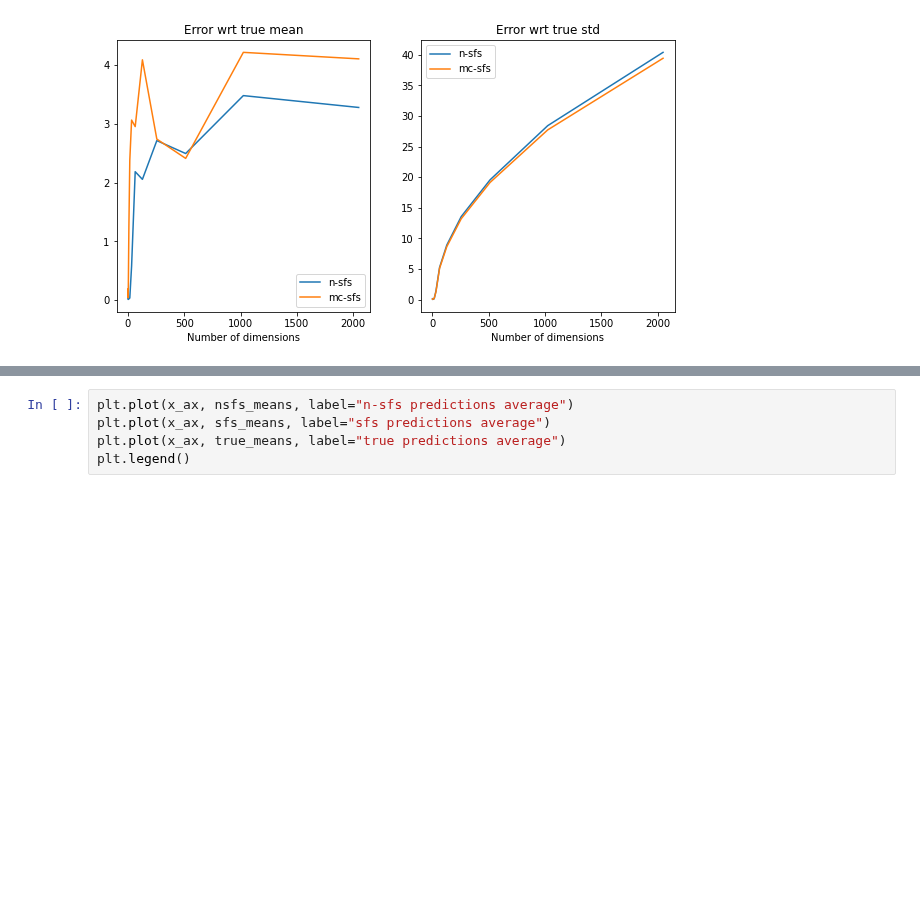
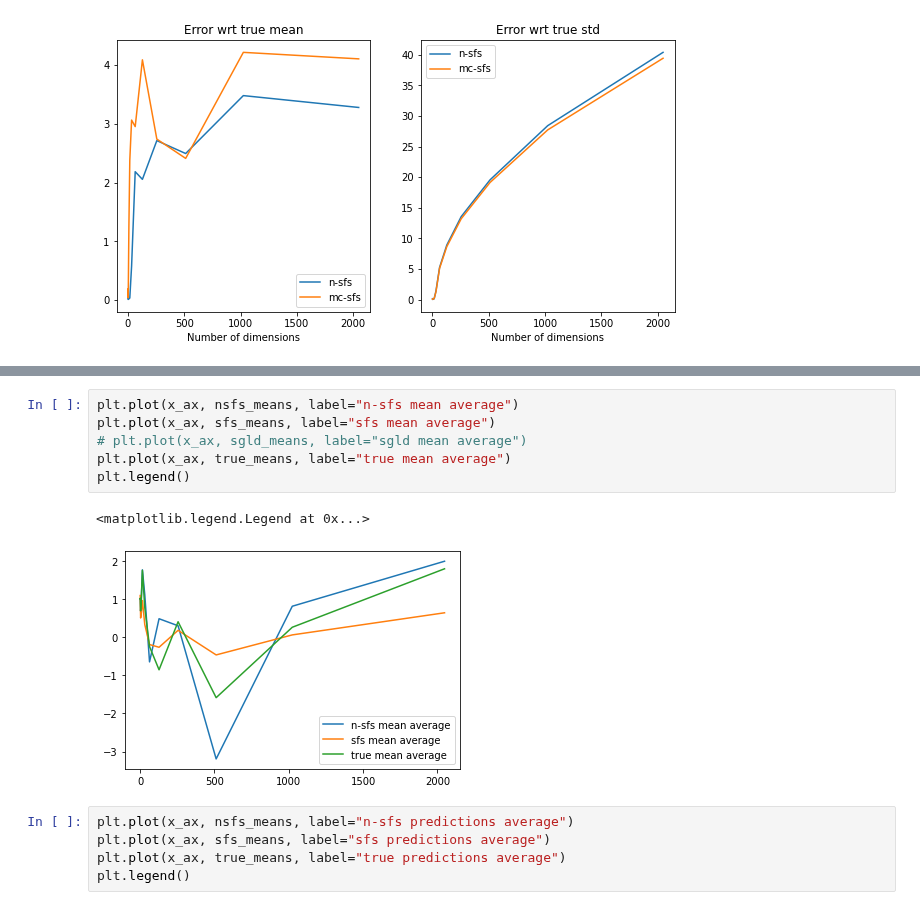
Before and after one commit to franciscovargas/ControlledFollmerDrift, a Jupyter notebook: notebooks/Bayesian Linear Regression_SFS_comp_dim_increase.ipynb, the cells around one changed output, grey strips where cells are left out. Drawn from its saved outputs; the diff is of its cells as text; blank space fills up the shorter version.

```diff
--- a/notebooks/Bayesian Linear Regression_SFS_comp_dim_increase.ipynb
+++ b/notebooks/Bayesian Linear Regression_SFS_comp_dim_increase.ipynb
@@ -364,3 +413,12 @@ plt.legend()
+# %%
+plt.plot(x_ax, nsfs_means, label="n-sfs mean average")
+plt.plot(x_ax, sfs_means, label="sfs mean average")
+# plt.plot(x_ax, sgld_means, label="sgld mean average")
+plt.plot(x_ax, true_means, label="true mean average")
+plt.legend()
+# %% [output]
+<matplotlib.legend.Legend at 0x...>
+[figure, added]
 # %%
 plt.plot(x_ax, nsfs_means, label="n-sfs predictions average")
 plt.plot(x_ax, sfs_means, label="sfs predictions average")
```
Also changed, not shown: parts of 4 cells of this notebook.
